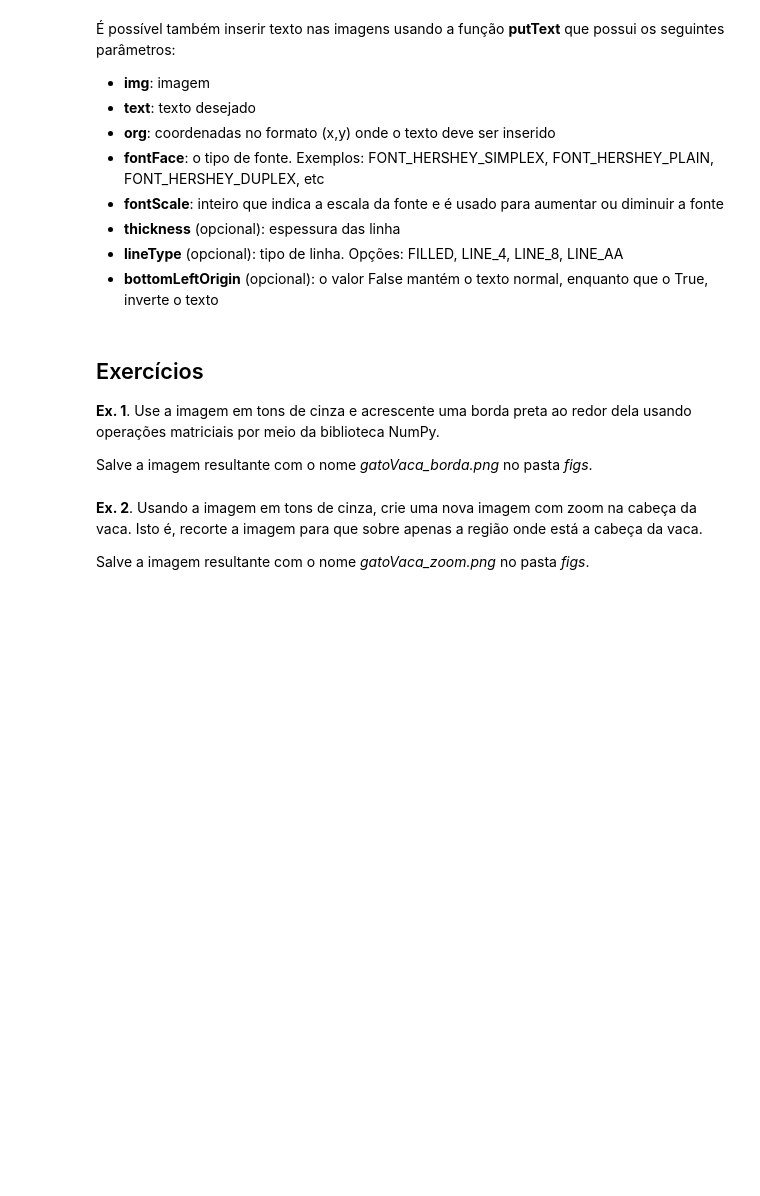
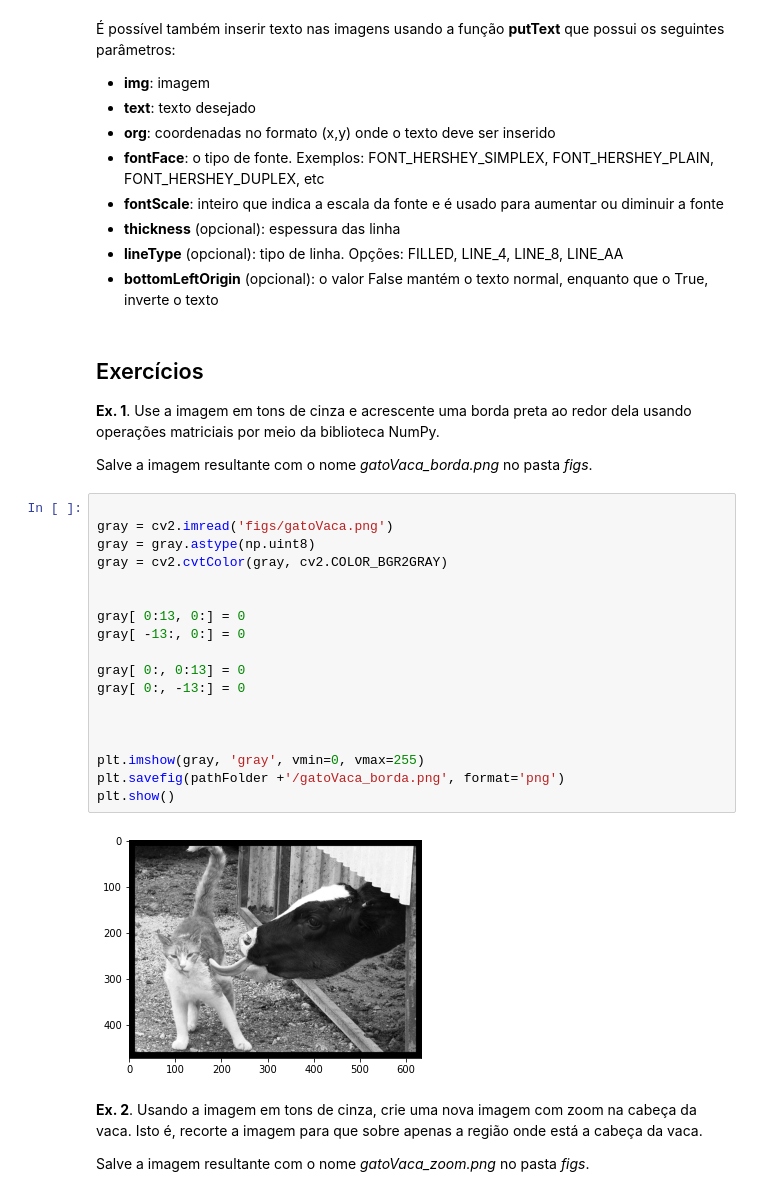
Before and after one commit to luadeprataart/Processamento-de-Imagens, a Jupyter notebook: Aula2_opencv.ipynb, the cells around one changed output. Cells and saved outputs as stored; diff of their text form; blank space fills up the shorter version.

```diff
--- a/Aula2_opencv.ipynb
+++ b/Aula2_opencv.ipynb
@@ -122,6 +124,26 @@ Abaixo, salve a imagem com o nome *gatoVaca_copia.jpg*.
 **Ex. 1**. Use a imagem em tons de cinza e acrescente uma borda preta ao redor dela usando operações matriciais por meio da biblioteca NumPy.
 
 Salve a imagem resultante com o nome *gatoVaca_borda.png* no pasta *figs*.
+# %%
+
+gray = cv2.imread('figs/gatoVaca.png')
+gray = gray.astype(np.uint8)
+gray = cv2.cvtColor(gray, cv2.COLOR_BGR2GRAY)
+
+
+gray[ 0:13, 0:] = 0
+gray[ -13:, 0:] = 0
+
+gray[ 0:, 0:13] = 0
+gray[ 0:, -13:] = 0
+
+
+
+plt.imshow(gray, 'gray', vmin=0, vmax=255)
+plt.savefig(pathFolder +'/gatoVaca_borda.png', format='png')
+plt.show()
+# %% [output]
+[figure, added]
 # %% [markdown]
 **Ex. 2**. Usando a imagem em tons de cinza, crie uma nova imagem com zoom na cabeça da vaca. Isto é, recorte a imagem para que sobre apenas a região onde está a cabeça da vaca.
 
```
Also changed, not shown: parts of 2 cells of this notebook.
